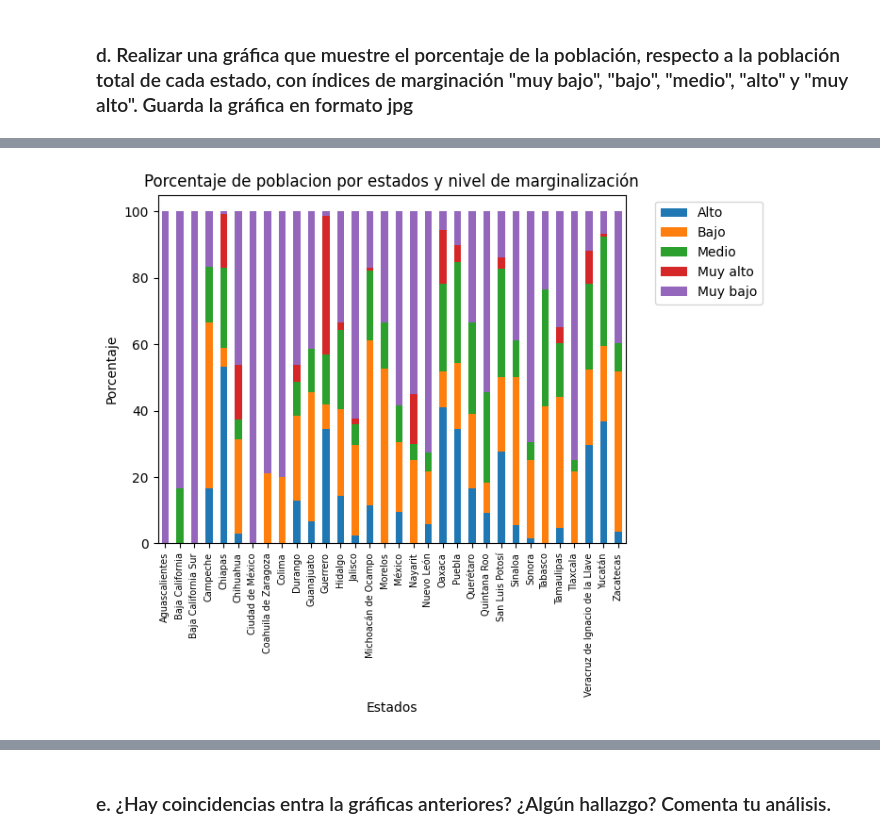
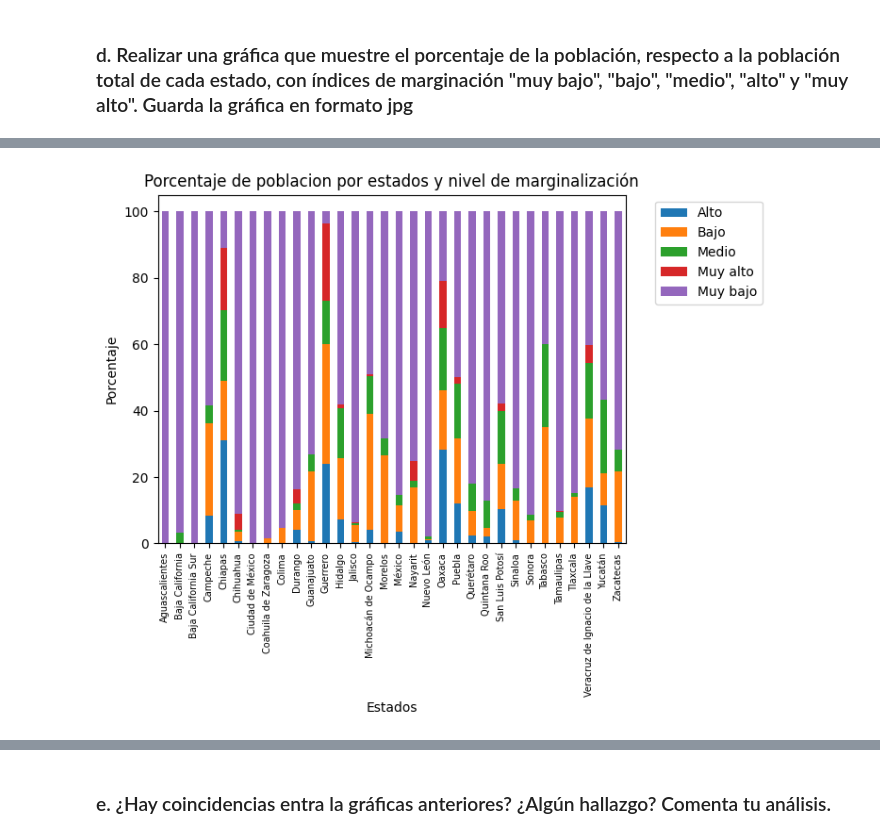
Before and after one commit to VesnaPivac/Indice_de_marginalizacion_Mexico, a Jupyter notebook: Proyecto_IndiceMarginalizacion.ipynb, the cells around one changed output, grey strips where cells are left out. Saved outputs shown, nothing was run; the diff lists cells and outputs as text; code cells hidden in the pictures.

```diff
--- a/Proyecto_IndiceMarginalizacion.ipynb
+++ b/Proyecto_IndiceMarginalizacion.ipynb
@@ -87,0 +77,6 @@ df2['Porcentaje'] = (df2['POB_TOT'] / totals) * 100
+# %%
+distribucion_poblacion_df = df.groupby(['NOM_ENT','GM_2020'])[['POB_TOT']].sum().reset_index()
+total_por_estado = distribucion_poblacion_df.groupby('NOM_ENT')['POB_TOT'].transform('sum')
+distribucion_poblacion_df['Porcentaje'] = (distribucion_poblacion_df['POB_TOT'] / total_por_estado) * 100
+distribucion_poblacion_df = distribucion_poblacion_df.rename(columns={'NOM_ENT':'Estado', 'GM_2020': 'Grado de marginación', 'POB_TOT':'Población'})
+distribucion_poblacion_df.head()
@@ -88,16 +90,14 @@ df2['Porcentaje'] = (df2['POB_TOT'] / totals) * 100
 # %%
-# Agrupa tus datos por 'NUM_ENT' y 'GMM_2020', y calcula la suma de 'Porcentaje' para cada grupo
-grouped = distribucion_df2.groupby(['NOM_ENT', 'GM_2020'])['Porcentaje'].sum().unstack()
+grouped = distribucion_poblacion_df.groupby(['Estado', 'Grado de marginación'])['Porcentaje'].sum().unstack()
 
-# Crea una gráfica de barras apiladas
 grouped.plot(kind='bar', stacked=True)
 
 plt.title('Porcentaje de poblacion por estados y nivel de marginalización')
 plt.xlabel('Estados')
 plt.ylabel('Porcentaje')
 plt.legend(bbox_to_anchor=(1.05, 1), loc='upper left')
 plt.xticks(fontsize=7)
-# Muestra la gráfica
+plt.savefig('MarginalizacionPoblacion.png', bbox_inches='tight')
 plt.show()
 # %% [output]
-[figure, old version]
+[figure, new version]
```
Also changed, not shown: parts of 7 cells of this notebook, 2 other files.
